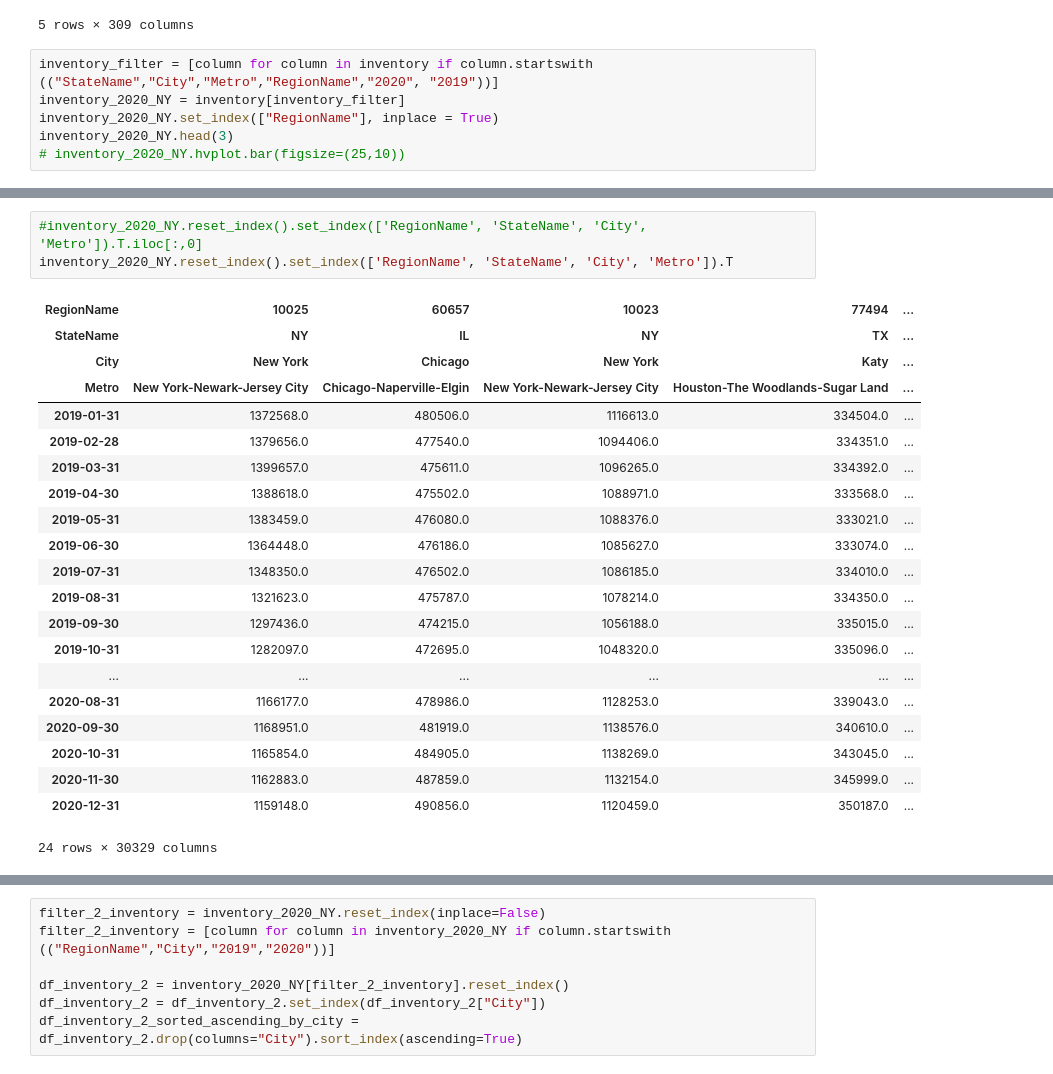
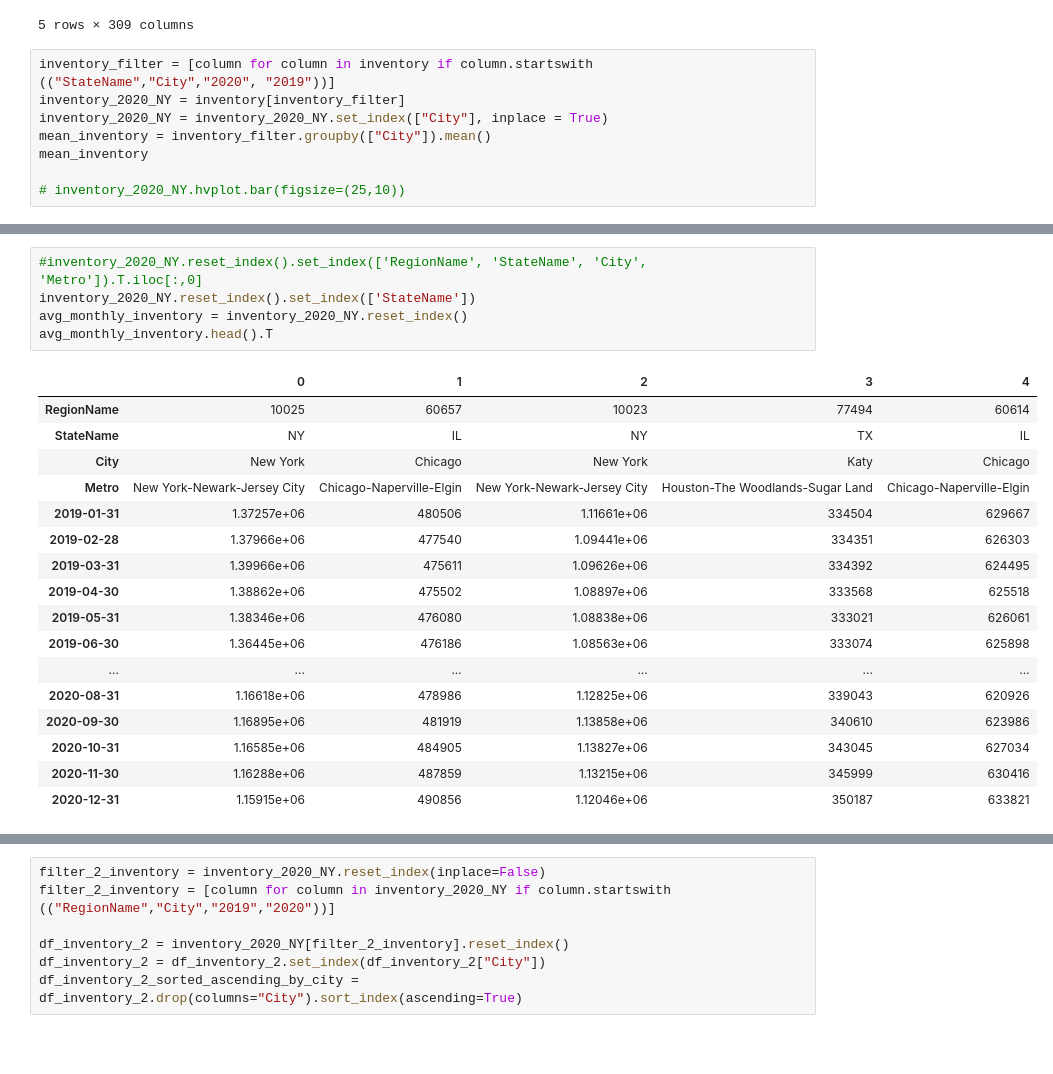
Before and after one commit to valleriia/Project1-US-Real-Estate-Analysis, a Jupyter notebook: viz.ipynb, the cells around one changed output, grey strips where cells are left out. Drawn from its saved outputs; the diff is of its cells as text; blank space fills up the shorter version.

```diff
--- a/viz.ipynb
+++ b/viz.ipynb
@@ -37,9 +32,11 @@ inventory.head()
 | 4 | 84616 | 4 | 60614 | Zip | IL | IL | Chicago | Chicago-Naperville-Elgin | Cook County | ... |
 5 rows × 309 columns
 # %%
-inventory_filter = [column for column in inventory if column.startswith (("StateName","City","Metro","RegionName","2020", "2019"))]
+inventory_filter = [column for column in inventory if column.startswith (("StateName","City","2020", "2019"))]
 inventory_2020_NY = inventory[inventory_filter]
-inventory_2020_NY.set_index(["RegionName"], inplace = True)
-inventory_2020_NY.head(3)
+inventory_2020_NY = inventory_2020_NY.set_index(["City"], inplace = True)
+mean_inventory = inventory_filter.groupby(["City"]).mean()
+mean_inventory
+
 # inventory_2020_NY.hvplot.bar(figsize=(25,10))
 # %% [output]
@@ -52,25 +44,23 @@ inventory_2020_NY.head(3)
 # %%
 #inventory_2020_NY.reset_index().set_index(['RegionName', 'StateName', 'City', 'Metro']).T.iloc[:,0]
-inventory_2020_NY.reset_index().set_index(['RegionName', 'StateName', 'City', 'Metro']).T
+inventory_2020_NY.reset_index().set_index(['StateName'])
+avg_monthly_inventory = inventory_2020_NY.reset_index()
+avg_monthly_inventory.head().T
 # %% [output]
-| RegionName | 10025 | 60657 | 10023 | 77494 | ... |
-| StateName | NY | IL | NY | TX | ... |
-| City | New York | Chicago | New York | Katy | ... |
-| Metro | New York-Newark-Jersey City | Chicago-Naperville-Elgin | New York-Newark-Jersey City | Houston-The Woodlands-Sugar Land | ... |
-| 2019-01-31 | 1372568.0 | 480506.0 | 1116613.0 | 334504.0 | ... |
-| 2019-02-28 | 1379656.0 | 477540.0 | 1094406.0 | 334351.0 | ... |
-| 2019-03-31 | 1399657.0 | 475611.0 | 1096265.0 | 334392.0 | ... |
-| 2019-04-30 | 1388618.0 | 475502.0 | 1088971.0 | 333568.0 | ... |
-| 2019-05-31 | 1383459.0 | 476080.0 | 1088376.0 | 333021.0 | ... |
-| 2019-06-30 | 1364448.0 | 476186.0 | 1085627.0 | 333074.0 | ... |
-| 2019-07-31 | 1348350.0 | 476502.0 | 1086185.0 | 334010.0 | ... |
-| 2019-08-31 | 1321623.0 | 475787.0 | 1078214.0 | 334350.0 | ... |
-| 2019-09-30 | 1297436.0 | 474215.0 | 1056188.0 | 335015.0 | ... |
-| 2019-10-31 | 1282097.0 | 472695.0 | 1048320.0 | 335096.0 | ... |
+|  | 0 | 1 | 2 | 3 | 4 |
+| RegionName | 10025 | 60657 | 10023 | 77494 | 60614 |
+| StateName | NY | IL | NY | TX | IL |
+| City | New York | Chicago | New York | Katy | Chicago |
+| Metro | New York-Newark-Jersey City | Chicago-Naperville-Elgin | New York-Newark-Jersey City | Houston-The Woodlands-Sugar Land | Chicago-Naperville-Elgin |
+| 2019-01-31 | 1.37257e+06 | 480506 | 1.11661e+06 | 334504 | 629667 |
+| 2019-02-28 | 1.37966e+06 | 477540 | 1.09441e+06 | 334351 | 626303 |
+| 2019-03-31 | 1.39966e+06 | 475611 | 1.09626e+06 | 334392 | 624495 |
+| 2019-04-30 | 1.38862e+06 | 475502 | 1.08897e+06 | 333568 | 625518 |
+| 2019-05-31 | 1.38346e+06 | 476080 | 1.08838e+06 | 333021 | 626061 |
+| 2019-06-30 | 1.36445e+06 | 476186 | 1.08563e+06 | 333074 | 625898 |
 | ... | ... | ... | ... | ... | ... |
-| 2020-08-31 | 1166177.0 | 478986.0 | 1128253.0 | 339043.0 | ... |
-| 2020-09-30 | 1168951.0 | 481919.0 | 1138576.0 | 340610.0 | ... |
-| 2020-10-31 | 1165854.0 | 484905.0 | 1138269.0 | 343045.0 | ... |
-| 2020-11-30 | 1162883.0 | 487859.0 | 1132154.0 | 345999.0 | ... |
-| 2020-12-31 | 1159148.0 | 490856.0 | 1120459.0 | 350187.0 | ... |
+| 2020-08-31 | 1.16618e+06 | 478986 | 1.12825e+06 | 339043 | 620926 |
+| 2020-09-30 | 1.16895e+06 | 481919 | 1.13858e+06 | 340610 | 623986 |
+| 2020-10-31 | 1.16585e+06 | 484905 | 1.13827e+06 | 343045 | 627034 |
+| 2020-11-30 | 1.16288e+06 | 487859 | 1.13215e+06 | 345999 | 630416 |
+| 2020-12-31 | 1.15915e+06 | 490856 | 1.12046e+06 | 350187 | 633821 |
-24 rows × 30329 columns
```
Also changed, not shown: parts of 8 cells of this notebook.
